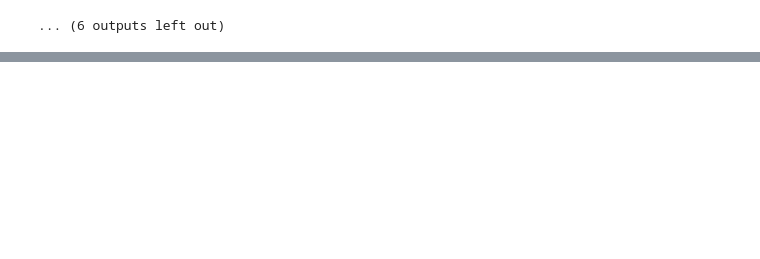
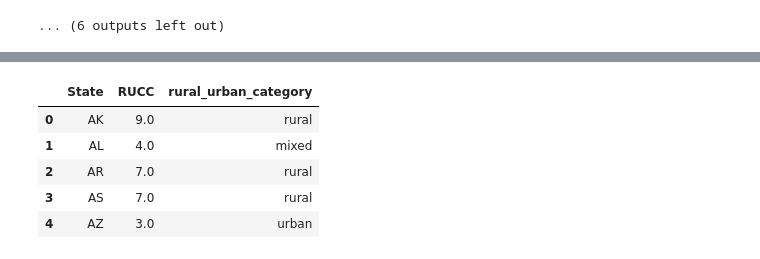
Before and after one commit to arnavjain321-prog/DS_6021_Final_Project, a Jupyter notebook: project1.ipynb, the cells around one changed output, grey strips where cells are left out. Saved outputs shown, nothing was run; the diff lists cells and outputs as text; code cells hidden in the pictures; blank space fills up the shorter version.

```diff
--- a/project1.ipynb
+++ b/project1.ipynb
@@ -194,0 +669,33 @@ snap_benefits — shape: (66, 6)
+# %%
+# ---- Clean RUCC data ----
+rural_clean = rural[rural["Attribute"] == "RUCC_2023"].copy()
+
+# Convert RUCC code to integer
+rural_clean["RUCC"] = rural_clean["Value"].astype(float).astype(int)
+
+# Aggregate to state-level median RUCC
+state_rucc = (
+    rural_clean.groupby("State")["RUCC"]
+    .median()
+    .reset_index()
+)
+
+# Create Urban/Mixed/Rural category
+def classify_rucc(code):
+    if code <= 3:
+        return "urban"
+    elif code <= 6:
+        return "mixed"
+    else:
+        return "rural"
+
+state_rucc["rural_urban_category"] = state_rucc["RUCC"].apply(classify_rucc)
+
+state_rucc.head()
+# %% [output]
+|  | State | RUCC | rural_urban_category |
+| 0 | AK | 9.0 | rural |
+| 1 | AL | 4.0 | mixed |
+| 2 | AR | 7.0 | rural |
+| 3 | AS | 7.0 | rural |
+| 4 | AZ | 3.0 | urban |
```
Also changed, not shown: parts of 11 cells of this notebook, 13 other files.
